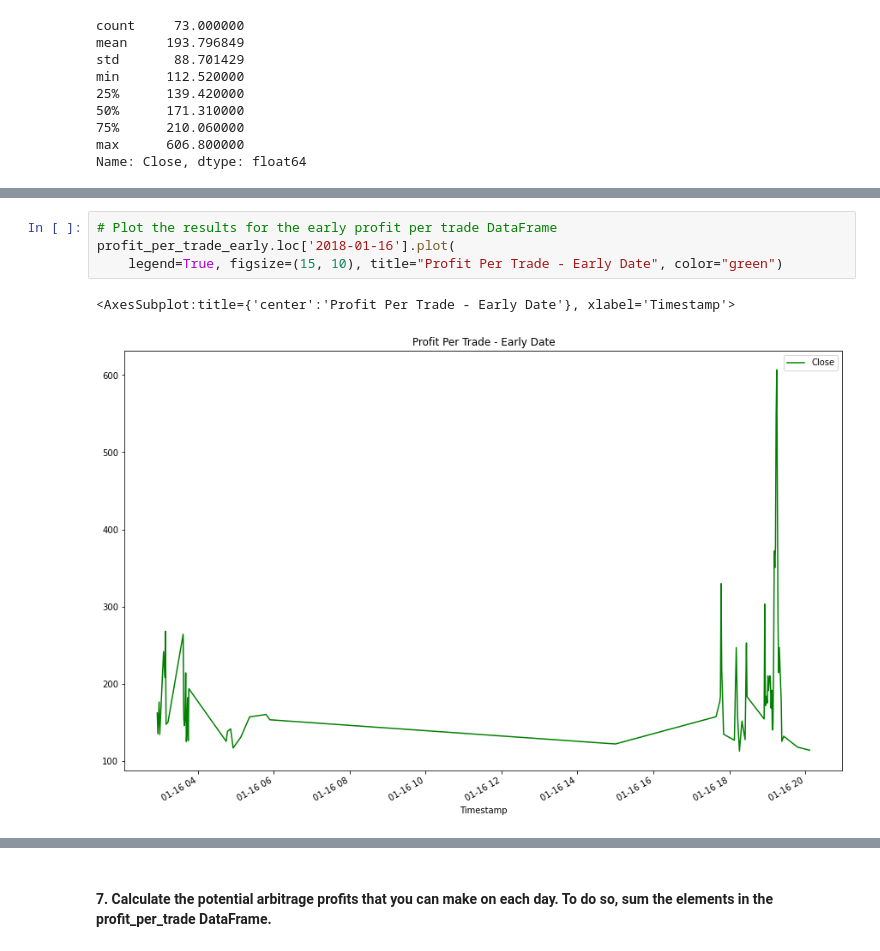
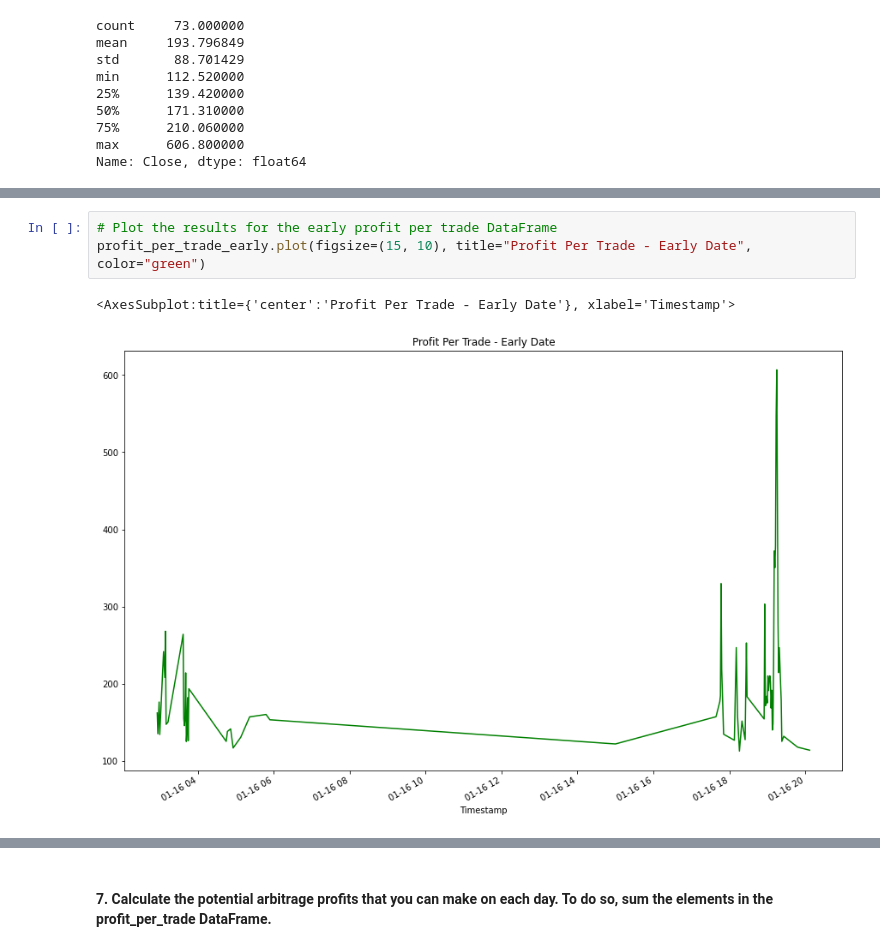
Before and after one commit to RJGiannini/Crypto-Arbitrage, a Jupyter notebook: crypto_arbitrage.ipynb, the cells around one changed output, grey strips where cells are left out. Saved outputs shown, nothing was run; the diff lists cells and outputs as text.

```diff
--- a/crypto_arbitrage.ipynb
+++ b/crypto_arbitrage.ipynb
@@ -535,7 +703,6 @@ Name: Close, dtype: float64
 # %%
 # Plot the results for the early profit per trade DataFrame
-profit_per_trade_early.loc['2018-01-16'].plot(
-    legend=True, figsize=(15, 10), title="Profit Per Trade - Early Date", color="green")
+profit_per_trade_early.plot(figsize=(15, 10), title="Profit Per Trade - Early Date", color="green")
 # %% [output]
 <AxesSubplot:title={'center':'Profit Per Trade - Early Date'}, xlabel='Timestamp'>
-[figure, old version]
+[figure, new version]
```
Also changed, not shown: parts of 21 cells of this notebook.
